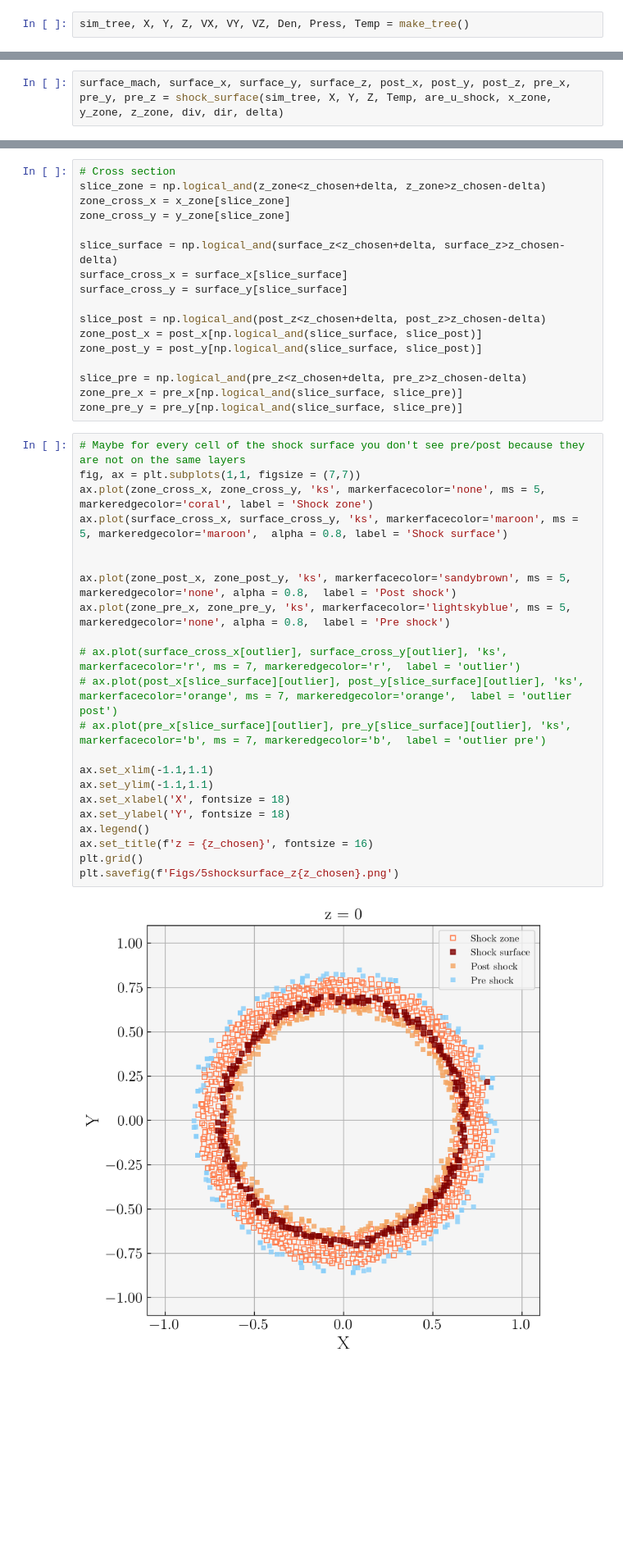
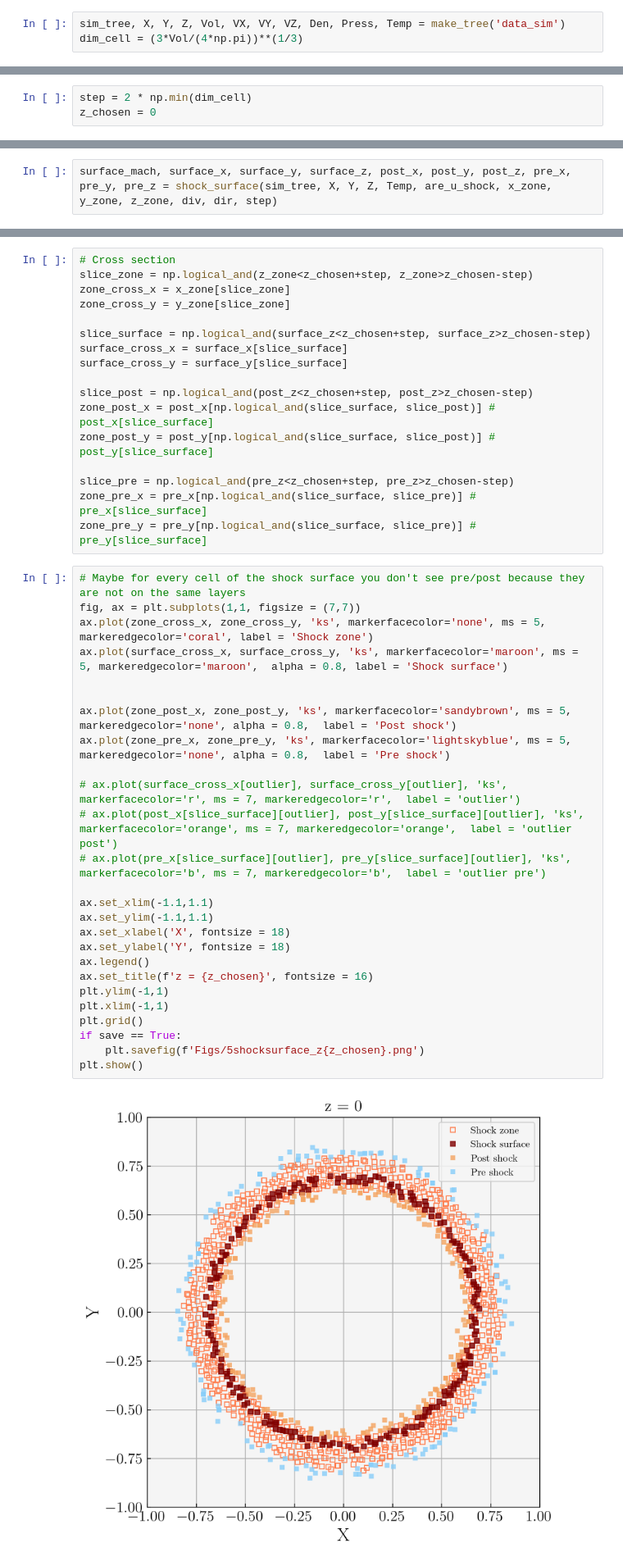
Before and after one commit to rich-tde/tde_wind, a Jupyter notebook: shock_surface.ipynb, the cells around one changed output, grey strips where cells are left out. Shown at 82% size. Saved outputs shown, nothing was run; the diff lists cells and outputs as text; blank space fills up the shorter version.

```diff
--- a/shock_surface.ipynb
+++ b/shock_surface.ipynb
@@ -180,5 +172,6 @@ dir = []
 for i in range(len(x_dir)):
     dir.append([x_dir[i], y_dir[i], z_dir[i]])
 # %%
-sim_tree, X, Y, Z, VX, VY, VZ, Den, Press, Temp = make_tree()
+sim_tree, X, Y, Z, Vol, VX, VY, VZ, Den, Press, Temp = make_tree('data_sim')
+dim_cell = (3*Vol/(4*np.pi))**(1/3)
 # %% [output]
@@ -185,0 +179,3 @@ all T=0, bro. CHANGE!
+# %%
+step = 2 * np.min(dim_cell)
+z_chosen = 0
@@ -187,7 +187,7 @@ all T=0, bro. CHANGE!
 with open('shockbool.pkl', 'rb') as filebool:
     are_u_shock = pickle.load(filebool)
 # %%
-surface_mach, surface_x, surface_y, surface_z, post_x, post_y, post_z, pre_x, pre_y, pre_z = shock_surface(sim_tree, X, Y, Z, Temp, are_u_shock, x_zone, y_zone, z_zone, div, dir, delta)
+surface_mach, surface_x, surface_y, surface_z, post_x, post_y, post_z, pre_x, pre_y, pre_z = shock_surface(sim_tree, X, Y, Z, Temp, are_u_shock, x_zone, y_zone, z_zone, div, dir, step)
 # %% [output]
 0
 1
@@ -253,42 +251,46 @@ plt.show()
 # %%
 # Cross section
-slice_zone = np.logical_and(z_zone<z_chosen+delta, z_zone>z_chosen-delta)
+slice_zone = np.logical_and(z_zone<z_chosen+step, z_zone>z_chosen-step)
 zone_cross_x = x_zone[slice_zone]
 zone_cross_y = y_zone[slice_zone]
 
-slice_surface = np.logical_and(surface_z<z_chosen+delta, surface_z>z_chosen-delta)
+slice_surface = np.logical_and(surface_z<z_chosen+step, surface_z>z_chosen-step)
 surface_cross_x = surface_x[slice_surface]
 surface_cross_y = surface_y[slice_surface]
 
-slice_post = np.logical_and(post_z<z_chosen+delta, post_z>z_chosen-delta)
-zone_post_x = post_x[np.logical_and(slice_surface, slice_post)]
-zone_post_y = post_y[np.logical_and(slice_surface, slice_post)]
+slice_post = np.logical_and(post_z<z_chosen+step, post_z>z_chosen-step)
+zone_post_x = post_x[np.logical_and(slice_surface, slice_post)] # post_x[slice_surface]
+zone_post_y = post_y[np.logical_and(slice_surface, slice_post)] # post_y[slice_surface]
 
-slice_pre = np.logical_and(pre_z<z_chosen+delta, pre_z>z_chosen-delta)
-zone_pre_x = pre_x[np.logical_and(slice_surface, slice_pre)]
-zone_pre_y = pre_y[np.logical_and(slice_surface, slice_pre)]
+slice_pre = np.logical_and(pre_z<z_chosen+step, pre_z>z_chosen-step)
+zone_pre_x = pre_x[np.logical_and(slice_surface, slice_pre)] # pre_x[slice_surface]
+zone_pre_y = pre_y[np.logical_and(slice_surface, slice_pre)] # pre_y[slice_surface]
 # %%
 # Maybe for every cell of the shock surface you don't see pre/post because they are not on the same layers
 fig, ax = plt.subplots(1,1, figsize = (7,7))
 ax.plot(zone_cross_x, zone_cross_y, 'ks', markerfacecolor='none', ms = 5, markeredgecolor='coral', label = 'Shock zone')
 ax.plot(surface_cross_x, surface_cross_y, 'ks', markerfacecolor='maroon', ms = 5, markeredgecolor='maroon',  alpha = 0.8, label = 'Shock surface')
 
 
 ax.plot(zone_post_x, zone_post_y, 'ks', markerfacecolor='sandybrown', ms = 5, markeredgecolor='none', alpha = 0.8,  label = 'Post shock')
 ax.plot(zone_pre_x, zone_pre_y, 'ks', markerfacecolor='lightskyblue', ms = 5, markeredgecolor='none', alpha = 0.8,  label = 'Pre shock')
 
 # ax.plot(surface_cross_x[outlier], surface_cross_y[outlier], 'ks', markerfacecolor='r', ms = 7, markeredgecolor='r',  label = 'outlier')
 # ax.plot(post_x[slice_surface][outlier], post_y[slice_surface][outlier], 'ks', markerfacecolor='orange', ms = 7, markeredgecolor='orange',  label = 'outlier post')
 # ax.plot(pre_x[slice_surface][outlier], pre_y[slice_surface][outlier], 'ks', markerfacecolor='b', ms = 7, markeredgecolor='b',  label = 'outlier pre')
 
 ax.set_xlim(-1.1,1.1)
 ax.set_ylim(-1.1,1.1)
 ax.set_xlabel('X', fontsize = 18)
 ax.set_ylabel('Y', fontsize = 18)
 ax.legend()
 ax.set_title(f'z = {z_chosen}', fontsize = 16)
+plt.ylim(-1,1)
+plt.xlim(-1,1)
 plt.grid()
-plt.savefig(f'Figs/5shocksurface_z{z_chosen}.png')
+if save == True:
+    plt.savefig(f'Figs/5shocksurface_z{z_chosen}.png')
+plt.show()
 # %% [output]
-[figure, old version]
+[figure, new version]
 # %%
```
Also changed, not shown: parts of 12 cells of this notebook, 24 other files.
